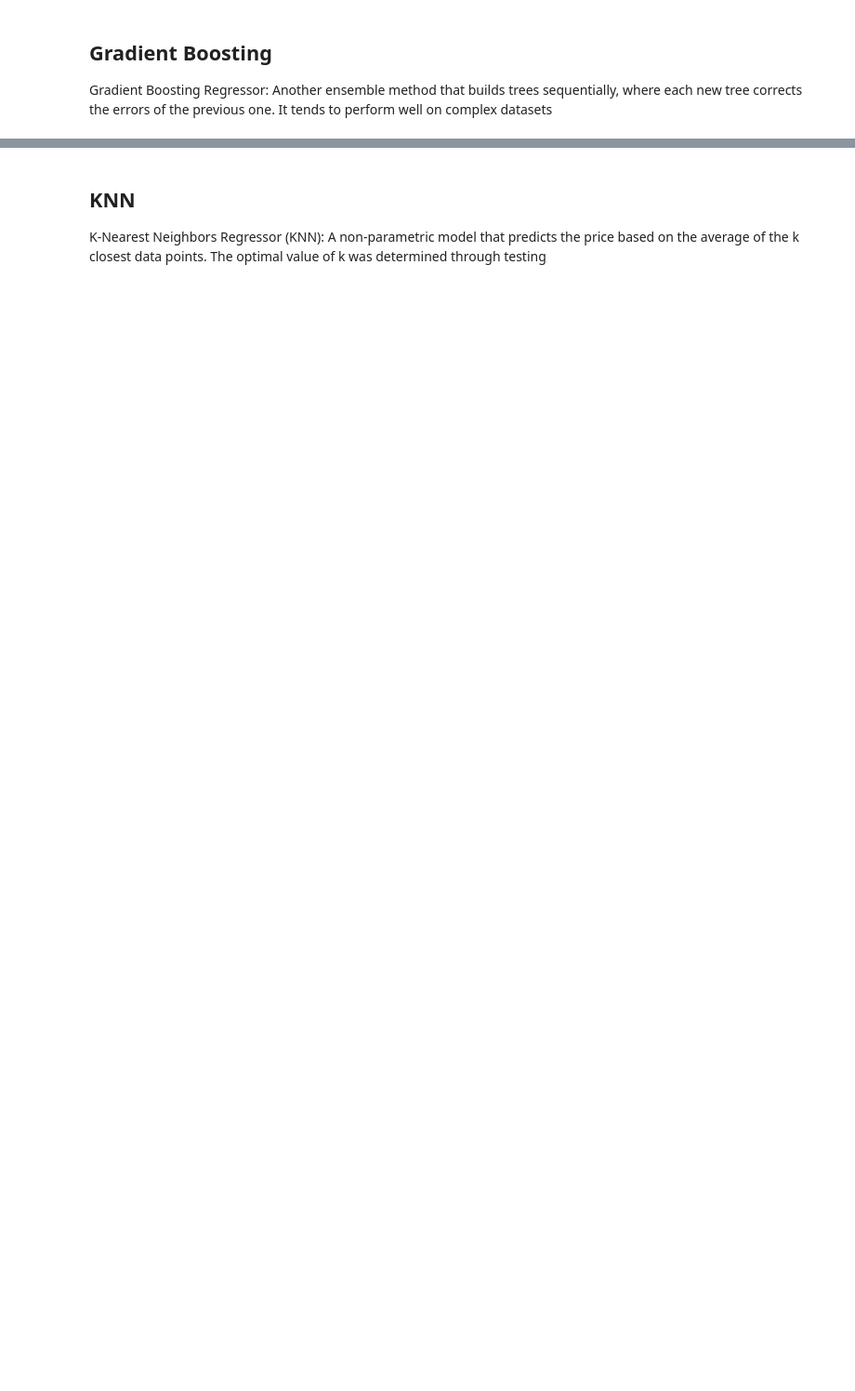
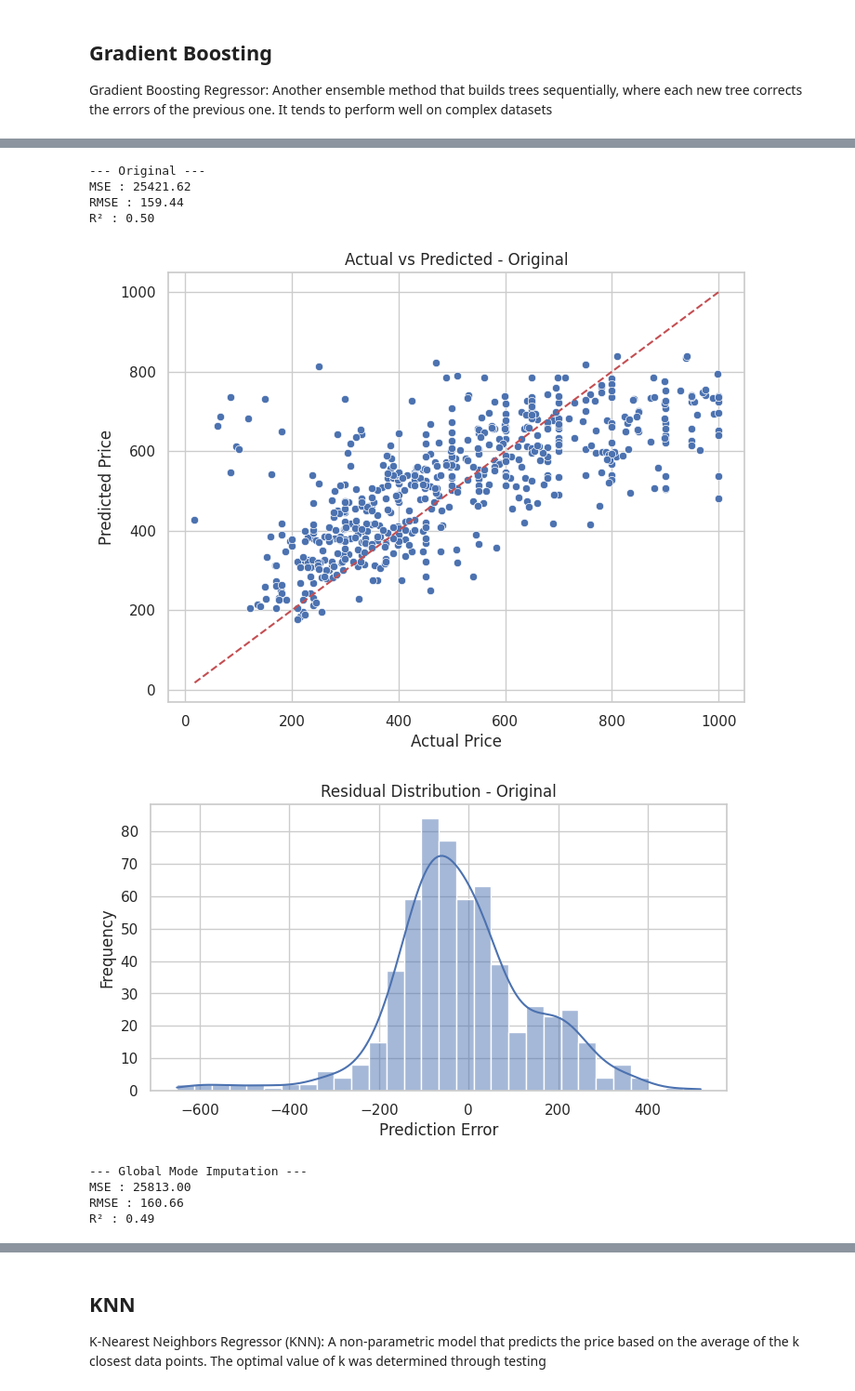
Before and after one commit to agpinedam/Project_Machine_Learning, a Jupyter notebook: exploring_data.ipynb, the cells around one changed output, grey strips where cells are left out. Shown at 93% size. Saved outputs shown, nothing was run; the diff lists cells and outputs as text; code cells hidden in the pictures; blank space fills up the shorter version.

```diff
--- a/exploring_data.ipynb
+++ b/exploring_data.ipynb
@@ -792,0 +914,14 @@ RMSE : 159.1076431838657
+# %%
+for name, dataset in datasets.items():
+    evaluate_gb_model(dataset, name)
+# %% [output]
+--- Original ---
+MSE : 25421.62
+RMSE : 159.44
+R² : 0.50
+[figure, added]
+[figure, added]
+--- Global Mode Imputation ---
+MSE : 25813.00
+RMSE : 160.66
+R² : 0.49
```
Also changed, not shown: parts of 19 cells of this notebook.
